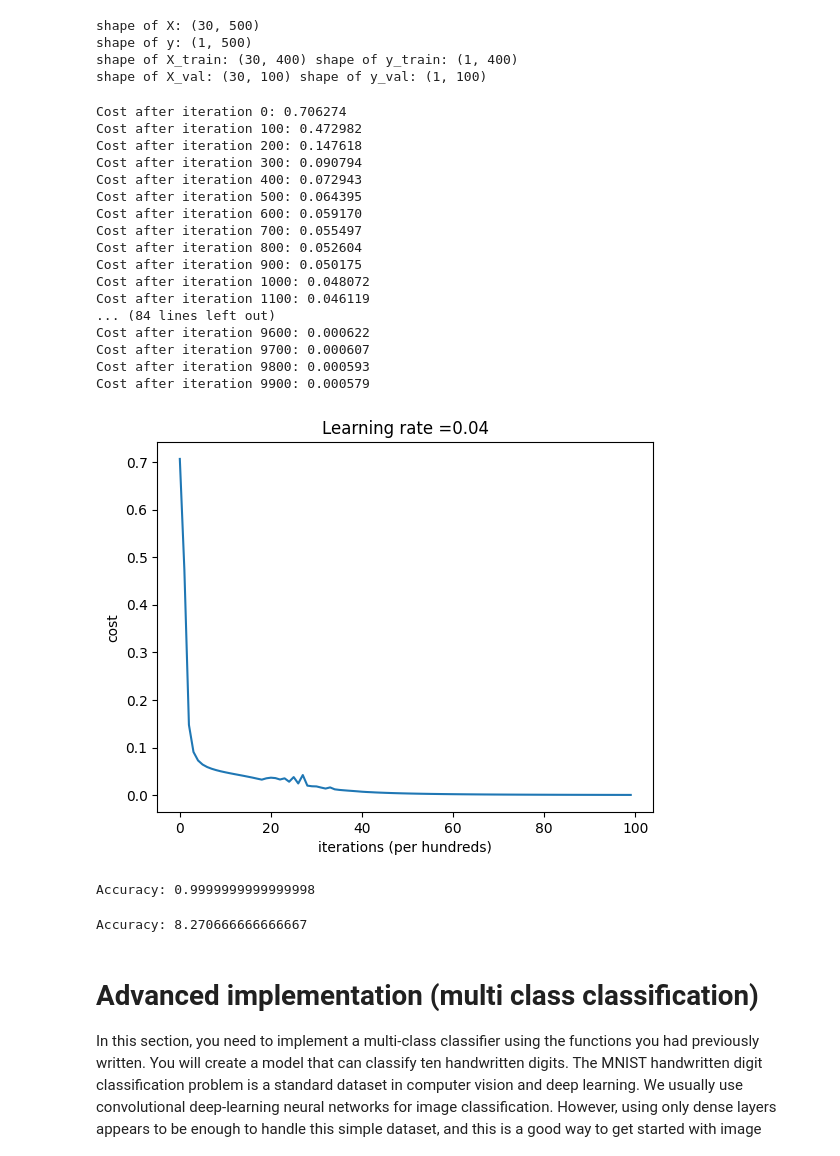
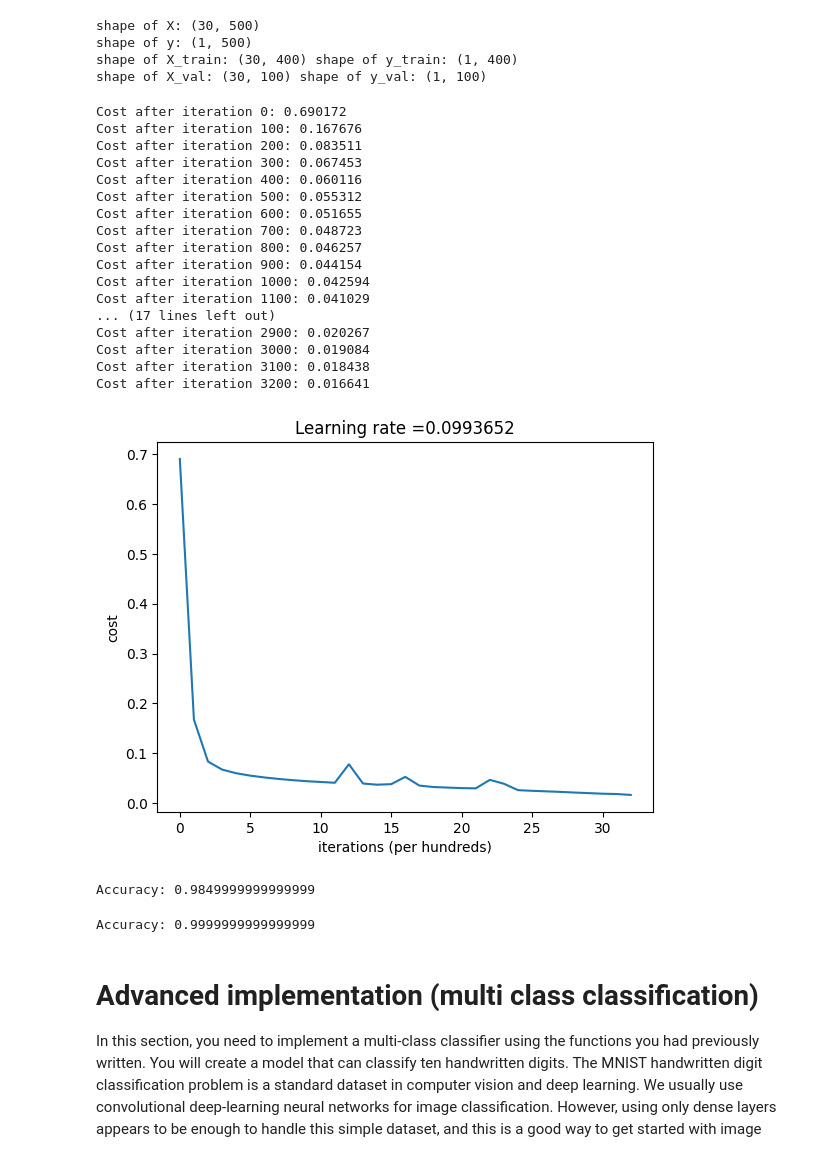
Before and after one commit to owen920831/Machine-Learning, a Jupyter notebook: hw3/HW3_Neural_Network.ipynb, the cells around one changed output. Cells and saved outputs as stored; diff of their text form; code cells hidden in the pictures.

```diff
--- a/hw3/HW3_Neural_Network.ipynb
+++ b/hw3/HW3_Neural_Network.ipynb
@@ -1296,10 +1296,10 @@ shape of X_val: (30, 100) shape of y_val: (1, 100)
 # %%
 # GRADED CODE: binary classification
 ### START CODE HERE ###
-layers_dims = [30, 128, 56, 27, 9, 1]
-activation_fn = ["relu", "relu", "relu", "relu", "sigmoid"]
-learning_rate = 0.04
-num_iterations = 10000     #repeats
+layers_dims = [30, 108, 54, 27, 1]
+activation_fn = ["relu", "relu", "relu", "sigmoid"]
+learning_rate = 0.0993652
+num_iterations = 3269     #repeats
 print_cost = True
 classes = 2
 costs = []                        # keep track of cost
@@ -1307,51 +1307,51 @@ model = Model(layers_dims, activation_fn)
 
 # Loop (batch gradient descent)
 for i in range(0, num_iterations):
     # forward
     AL = model.forward(X_train)
 
     # compute cost
     if classes == 2:
         cost = compute_BCE_cost(AL, y_train)
     else:
         cost = compute_CCE_cost(AL, y_train)
 
     # backward
     dA_prev = model.backward(AL, y_train)
 
     # update
     model.update(learning_rate)
 
     if print_cost and i % 100 == 0:
         print ("Cost after iteration %i: %f" %(i, cost))
         costs.append(cost)
 
 # plot the cost
 plt.plot(np.squeeze(costs))
 plt.ylabel('cost')
 plt.xlabel('iterations (per hundreds)')
 plt.title("Learning rate =" + str(learning_rate))
 plt.show()
 ### END CODE HERE ###
 # %% [output]
-Cost after iteration 0: 0.706274
-Cost after iteration 100: 0.472982
-Cost after iteration 200: 0.147618
-Cost after iteration 300: 0.090794
-Cost after iteration 400: 0.072943
-Cost after iteration 500: 0.064395
-Cost after iteration 600: 0.059170
-Cost after iteration 700: 0.055497
-Cost after iteration 800: 0.052604
-Cost after iteration 900: 0.050175
-Cost after iteration 1000: 0.048072
-Cost after iteration 1100: 0.046119
-... (84 lines left out)
-Cost after iteration 9600: 0.000622
-Cost after iteration 9700: 0.000607
-Cost after iteration 9800: 0.000593
-Cost after iteration 9900: 0.000579
+Cost after iteration 0: 0.690172
+Cost after iteration 100: 0.167676
+Cost after iteration 200: 0.083511
+Cost after iteration 300: 0.067453
+Cost after iteration 400: 0.060116
+Cost after iteration 500: 0.055312
+Cost after iteration 600: 0.051655
+Cost after iteration 700: 0.048723
+Cost after iteration 800: 0.046257
+Cost after iteration 900: 0.044154
+Cost after iteration 1000: 0.042594
+Cost after iteration 1100: 0.041029
+... (17 lines left out)
+Cost after iteration 2900: 0.020267
+Cost after iteration 3000: 0.019084
+Cost after iteration 3100: 0.018438
+Cost after iteration 3200: 0.016641
-[figure, old version]
+[figure, new version]
 # %%
 # Helper function
 def predict(X, y, model, classes):
@@ -1409,7 +1409,7 @@ def predict(X, y, model, classes):
 # %%
 pred_train = predict(X_train, y_train, model, 2)
 # %% [output]
-Accuracy: 0.9999999999999998
+Accuracy: 0.9849999999999999
 # %%
 pred_val = predict(X_val, y_val, model, 2)
 output["basic_pred_val"] = pred_val
@@ -1420,7 +1420,7 @@ for basic_linear in model.linear:
   basic_model_parameters.append(basic_linear.parameters)
 output["basic_model_parameters"] = basic_model_parameters
 # %% [output]
-Accuracy: 8.270666666666667
+Accuracy: 0.9999999999999999
 # %% [markdown]
 # Advanced implementation (multi class classification)
 
```
Also changed, not shown: parts of 5 cells of this notebook, 1 other file.
